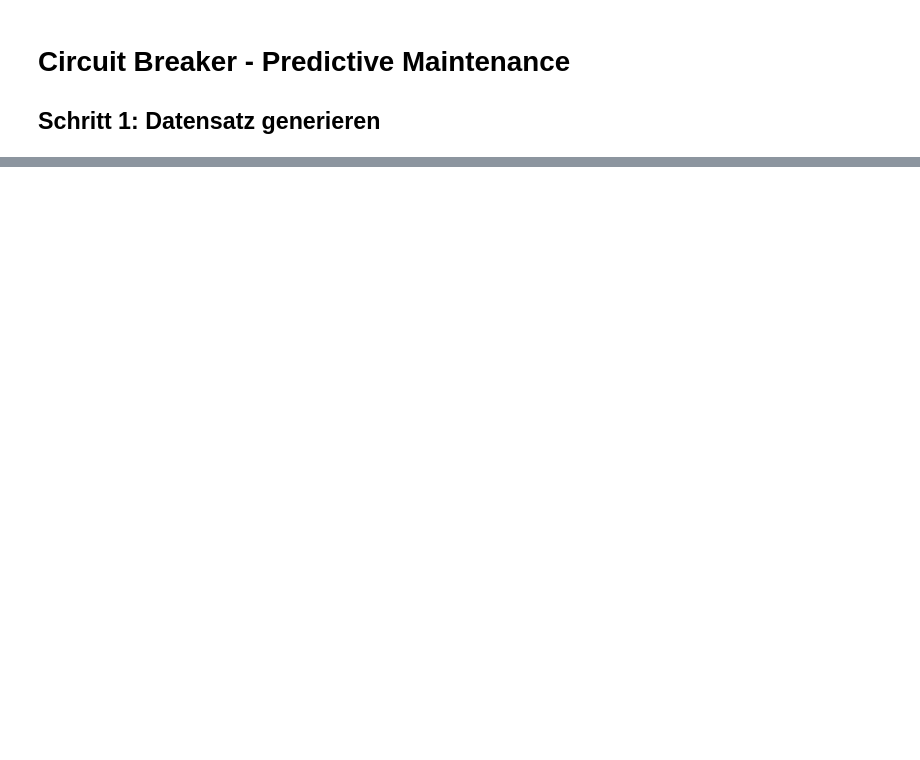
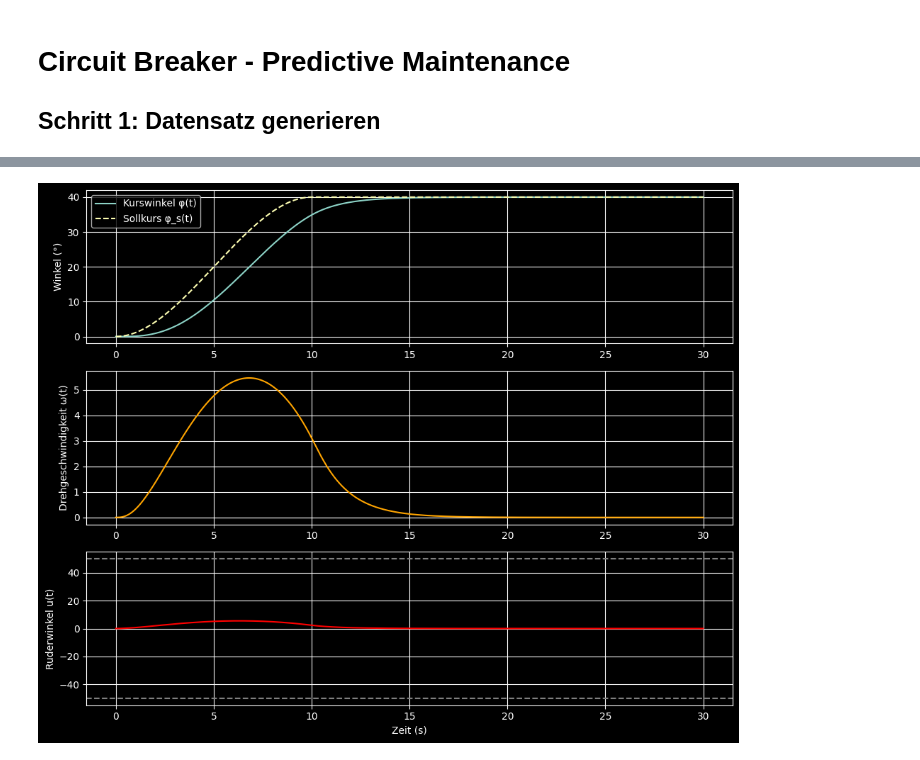
Before and after one commit to hackehucke/Masterarbeit, a Jupyter notebook: circuit_breaker.ipynb, the cells around one changed output, grey strips where cells are left out. Drawn from its saved outputs; the diff is of its cells as text; code cells hidden in the pictures; blank space fills up the shorter version.

```diff
--- a/circuit_breaker.ipynb
+++ b/circuit_breaker.ipynb
@@ -42,0 +53,80 @@ plt.show()
+# %%
+import numpy as np
+import matplotlib.pyplot as plt
+from scipy.integrate import solve_ivp
+
+# Parameter
+T1 = 0.5    # Zeitkonstante Schiff
+V = 1.0     # Verstärkung (5/1 vereinfacht)
+K = 0.9     # Regler P-Anteil
+TD = 0.8    # Regler D-Anteil
+u_max = 50  # Ruderbeschränkung in Grad
+phi_s = 40  # Sollkurs in Grad
+t1 = 10     # Zeit bis Sollkurs erreicht
+
+# Sollkursverlauf
+def phi_soll(t):
+    if t <= t1:
+        return phi_s * (3*(t/t1)**2 - 2*(t/t1)**3)
+    else:
+        return phi_s
+
+# Ableitung des Sollkurses (für D-Anteil)
+def phi_soll_dt(t, dt=1e-5):
+    return (phi_soll(t + dt) - phi_soll(t - dt)) / (2 * dt)
+
+# PD-Regler mit Begrenzung
+def regler(phi, omega, t):
+    u = K * (phi_soll(t) - phi) - K * TD * omega
+    return np.clip(u, -u_max, u_max)
+
+# Zustandsraumdarstellung: x = [phi, omega]
+def system(t, x):
+    phi, omega = x
+    u = regler(phi, omega, t)
+    dphi = omega
+    # T1 * domega/dt + omega = V * u
+    domega = (V * u - omega) / T1
+    return [dphi, domega]
+
+# Simulation
+t_span = (0, 30)
+t_eval = np.linspace(0, 30, 3000)
+x0 = [0, 0]  # phi=0, omega=0
+
+sol = solve_ivp(system, t_span, x0, t_eval=t_eval, max_step=0.01)
+
+t = sol.t
+phi = sol.y[0]
+omega = sol.y[1]
+
+# Sollkurs berechnen
+phi_s_vec = np.array([phi_soll(ti) for ti in t])
+
+# Ruderwinkel berechnen
+u_vec = np.array([regler(phi[i], omega[i], t[i]) for i in range(len(t))])
+
+# Plots
+fig, axes = plt.subplots(3, 1, figsize=(10, 8))
+
+axes[0].plot(t, phi, label="Kurswinkel φ(t)")
+axes[0].plot(t, phi_s_vec, '--', label="Sollkurs φ_s(t)")
+axes[0].set_ylabel("Winkel (°)")
+axes[0].legend()
+axes[0].grid(True)
+
+axes[1].plot(t, omega, color="orange")
+axes[1].set_ylabel("Drehgeschwindigkeit ω(t)")
+axes[1].grid(True)
+
+axes[2].plot(t, u_vec, color="red")
+axes[2].axhline(u_max, linestyle='--', color='gray')
+axes[2].axhline(-u_max, linestyle='--', color='gray')
+axes[2].set_ylabel("Ruderwinkel u(t)")
+axes[2].set_xlabel("Zeit (s)")
+axes[2].grid(True)
+
+plt.tight_layout()
+plt.show()
+# %% [output]
+[figure, added]
```
Also changed, not shown: parts of 3 cells of this notebook.
